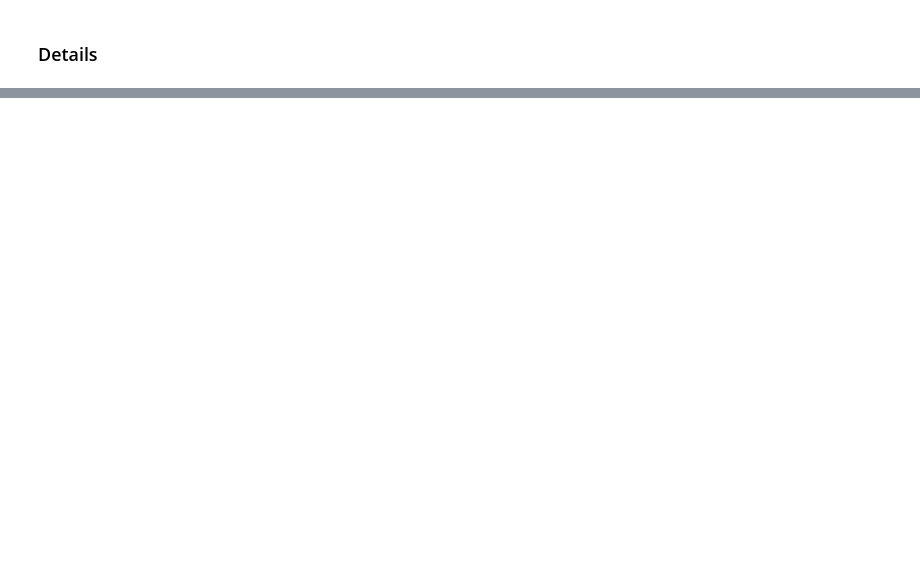
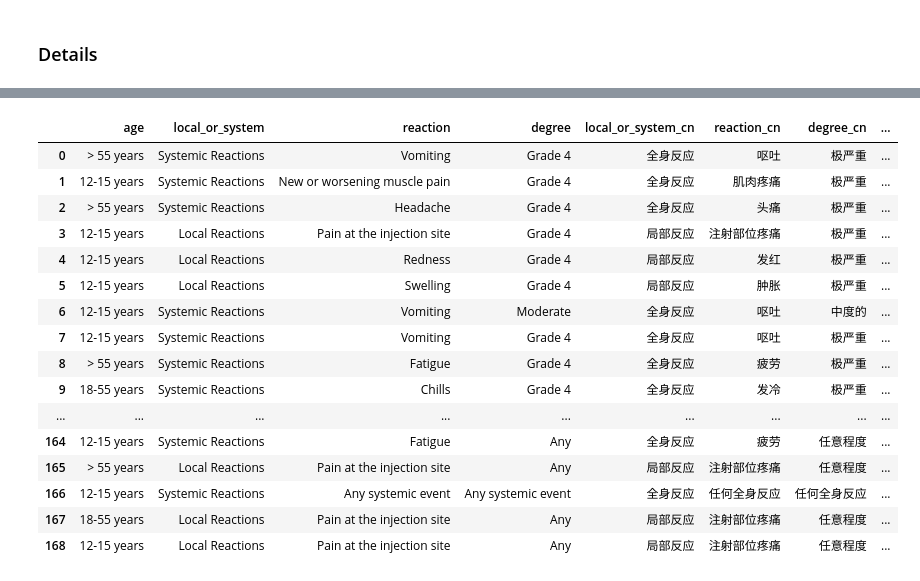
Before and after one commit to jingwen-z/python-playground, a Jupyter notebook: analysis/Reactions Pfizer-BioNTech COVID-19 Vaccine/Reactions Pfizer-BioNTech COVID-19 Vaccine.ipynb, the cells around one changed output, grey strips where cells are left out. Saved outputs shown, nothing was run; the diff lists cells and outputs as text; code cells hidden in the pictures; blank space fills up the shorter version.

```diff
--- a/analysis/Reactions Pfizer-BioNTech COVID-19 Vaccine/Reactions Pfizer-BioNTech COVID-19 Vaccine.ipynb
+++ b/analysis/Reactions Pfizer-BioNTech COVID-19 Vaccine/Reactions Pfizer-BioNTech COVID-19 Vaccine.ipynb
@@ -198,0 +142,20 @@ plt.subplots_adjust(wspace=0.16)
+# %%
+dose_df
+# %% [output]
+|  | age | local_or_system | reaction | degree | local_or_system_cn | reaction_cn | degree_cn | ... |
+| 0 | > 55 years | Systemic Reactions | Vomiting | Grade 4 | 全身反应 | 呕吐 | 极严重 | ... |
+| 1 | 12-15 years | Systemic Reactions | New or worsening muscle pain | Grade 4 | 全身反应 | 肌肉疼痛 | 极严重 | ... |
+| 2 | > 55 years | Systemic Reactions | Headache | Grade 4 | 全身反应 | 头痛 | 极严重 | ... |
+| 3 | 12-15 years | Local Reactions | Pain at the injection site | Grade 4 | 局部反应 | 注射部位疼痛 | 极严重 | ... |
+| 4 | 12-15 years | Local Reactions | Redness | Grade 4 | 局部反应 | 发红 | 极严重 | ... |
+| 5 | 12-15 years | Local Reactions | Swelling | Grade 4 | 局部反应 | 肿胀 | 极严重 | ... |
+| 6 | 12-15 years | Systemic Reactions | Vomiting | Moderate | 全身反应 | 呕吐 | 中度的 | ... |
+| 7 | 12-15 years | Systemic Reactions | Vomiting | Grade 4 | 全身反应 | 呕吐 | 极严重 | ... |
+| 8 | > 55 years | Systemic Reactions | Fatigue | Grade 4 | 全身反应 | 疲劳 | 极严重 | ... |
+| 9 | 18-55 years | Systemic Reactions | Chills | Grade 4 | 全身反应 | 发冷 | 极严重 | ... |
+| ... | ... | ... | ... | ... | ... | ... | ... | ... |
+| 164 | 12-15 years | Systemic Reactions | Fatigue | Any | 全身反应 | 疲劳 | 任意程度 | ... |
+| 165 | > 55 years | Local Reactions | Pain at the injection site | Any | 局部反应 | 注射部位疼痛 | 任意程度 | ... |
+| 166 | 12-15 years | Systemic Reactions | Any systemic event | Any systemic event | 全身反应 | 任何全身反应 | 任何全身反应 | ... |
+| 167 | 18-55 years | Local Reactions | Pain at the injection site | Any | 局部反应 | 注射部位疼痛 | 任意程度 | ... |
+| 168 | 12-15 years | Local Reactions | Pain at the injection site | Any | 局部反应 | 注射部位疼痛 | 任意程度 | ... |
```
Also changed, not shown: parts of 7 cells of this notebook.
